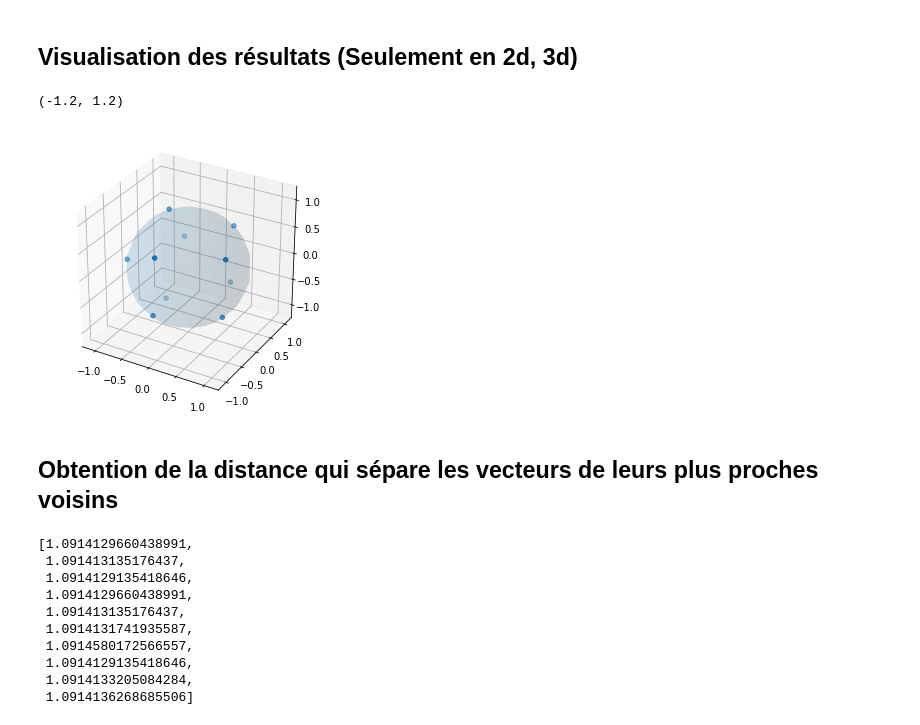
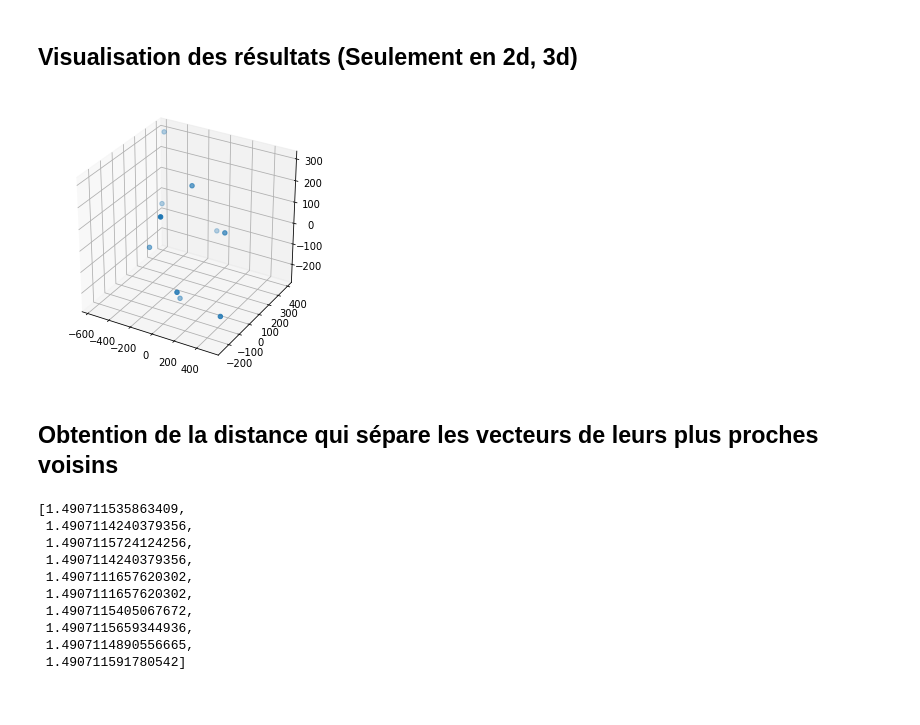
Before and after one commit to Sarapuce/EquiDistribuedPoints, a Jupyter notebook: EquiDistrib.ipynb, the cells around one changed output. Saved outputs shown, nothing was run; the diff lists cells and outputs as text; code cells hidden in the pictures.

Commit message:
Projection in 3d space for d > 3

```diff
--- a/EquiDistrib.ipynb
+++ b/EquiDistrib.ipynb
@@ -7,7 +9,7 @@ import matplotlib.pyplot as plt
 # %%
 n = 10
 N = 200000
-d = 3
+d = 10
 # %% [markdown]
 ## Génération de n vecteurs aléatoires de dimention d
 # %%
@@ -54,22 +56,27 @@ for i in tqdm(range(N)):
 # %%
 fig = plt.figure(figsize = (5, 5))
 if d == 2:
     t = np.linspace(0, 2*pi, 1000)
     ax  = plt.axes()
     ax.scatter(vectors[:,0], vectors[:,1])
     ax.plot(cos(t), sin(t), linewidth=1)
+    ax.set_xlim(-1.2,1.2)
+    ax.set_ylim(-1.2,1.2)
 elif d ==3:
     s, t = np.mgrid[0:2*np.pi:20j, 0:np.pi:10j]
     ax  = plt.axes(projection='3d')
     ax.scatter3D(vectors[:,0], vectors[:,1], vectors[:,2])
     ax.plot_surface(sin(t)*cos(s), sin(t)*sin(s), cos(t),  linewidth=1, alpha = 0.1)
     ax.set_zlim(-1.2,1.2)
-
-ax.set_xlim(-1.2,1.2)
-ax.set_ylim(-1.2,1.2)
+    ax.set_xlim(-1.2,1.2)
+    ax.set_ylim(-1.2,1.2)
+else:
+    tsne = TSNE(3)
+    vectors3d = tsne.fit_transform(vectors)
+    ax  = plt.axes(projection='3d')
+    ax.scatter3D(vectors3d[:,0], vectors3d[:,1], vectors3d[:,2])
 # %% [output]
-(-1.2, 1.2)
-[figure, old version]
+[figure, new version]
 # %% [markdown]
 ## Obtention de la distance qui sépare les vecteurs de leurs plus proches voisins
 # %%
@@ -83,13 +90,13 @@ for i, v in enumerate(vectors):
 # %%
 distance
 # %% [output]
-[1.0914129660438991,
- 1.091413135176437,
- 1.0914129135418646,
- 1.0914129660438991,
- 1.091413135176437,
- 1.0914131741935587,
- 1.0914580172566557,
- 1.0914129135418646,
- 1.0914133205084284,
- 1.0914136268685506]
+[1.490711535863409,
+ 1.4907114240379356,
+ 1.4907115724124256,
+ 1.4907114240379356,
+ 1.4907111657620302,
+ 1.4907111657620302,
+ 1.4907115405067672,
+ 1.4907115659344936,
+ 1.4907114890556665,
+ 1.490711591780542]
```
Also changed, not shown: parts of 1 cell of this notebook.
